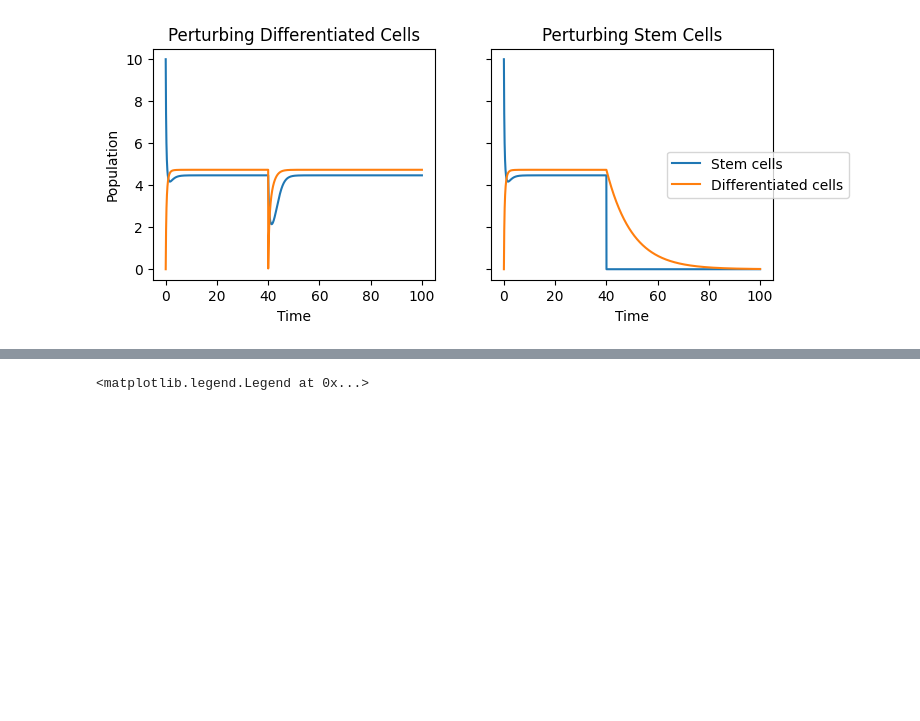
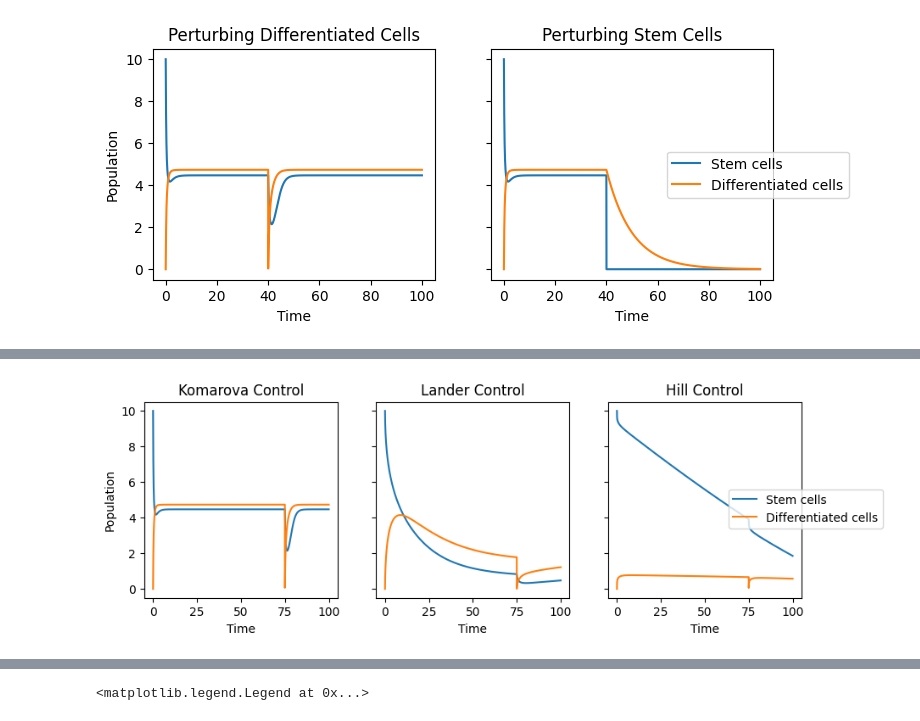
Before and after one commit to GJSeverino/Cell-Lineages, a Jupyter notebook: Nanohub_project.ipynb, the cells around one changed output, grey strips where cells are left out. Cells and saved outputs as stored; diff of their text form; code cells hidden in the pictures; blank space fills up the shorter version.

```diff
--- a/Nanohub_project.ipynb
+++ b/Nanohub_project.ipynb
@@ -728,0 +733,40 @@ We can see that the network clearly exhibits populations homeostasis relative to
+# %%
+Komarova = twoCompartmentModel(
+  STEM='10', DIFF='0',
+  L='1',P='1',D='0.1',
+  Control=[inhib['komarova']('STEM','5'), inhib['komarova']('DIFF','5'), '1'],
+  Events=['at time >75: DIFF = 0'])
+Lander = twoCompartmentModel(
+  STEM='10', DIFF='0',
+  L='1',P='1',D='0.1',
+  Control=[inhib['lander']('STEM','5'), inhib['lander']('DIFF','5'), '1'],
+  Events=['at time >75: DIFF = 0'])
+Hill = twoCompartmentModel(
+  STEM='10', DIFF='0',
+  L='1',P='1',D='0.1',
+  Control=[inhib['hill']('STEM','5', '4'), inhib['hill']('DIFF','5', '4'), '1'],
+  Events=['at time >75: DIFF = 0'])
+
+r = te.loada(Komarova)
+s1 = r.simulate(0, 100, 10000,['STEM','DIFF'])
+r = te.loada(Lander)
+s2 = r.simulate(0, 100, 10000,['STEM','DIFF'])
+r = te.loada(Hill)
+s3 = r.simulate(0, 100, 10000,['STEM','DIFF'])
+
+time = np.arange(0, 100, 0.01)
+fig, (ax1, ax2, ax3) = plt.subplots(1, 3,figsize=(10,3), sharex=True, sharey=True)
+ax1.plot(time, s1)
+ax1.set_title('Komarova Control')
+ax1.set_xlabel('Time')
+ax1.set_ylabel('Population')
+ax2.plot(time, s2)
+ax2.set_title('Lander Control')
+ax2.set_xlabel('Time')
+ax3.plot(time, s3)
+ax3.set_title('Hill Control')
+ax3.set_xlabel('Time')
+fig.legend(['Stem cells','Differentiated cells'], loc='center right')
+plt.show()
+# %% [output]
+[figure, added]
```
Also changed, not shown: parts of 38 cells of this notebook.
